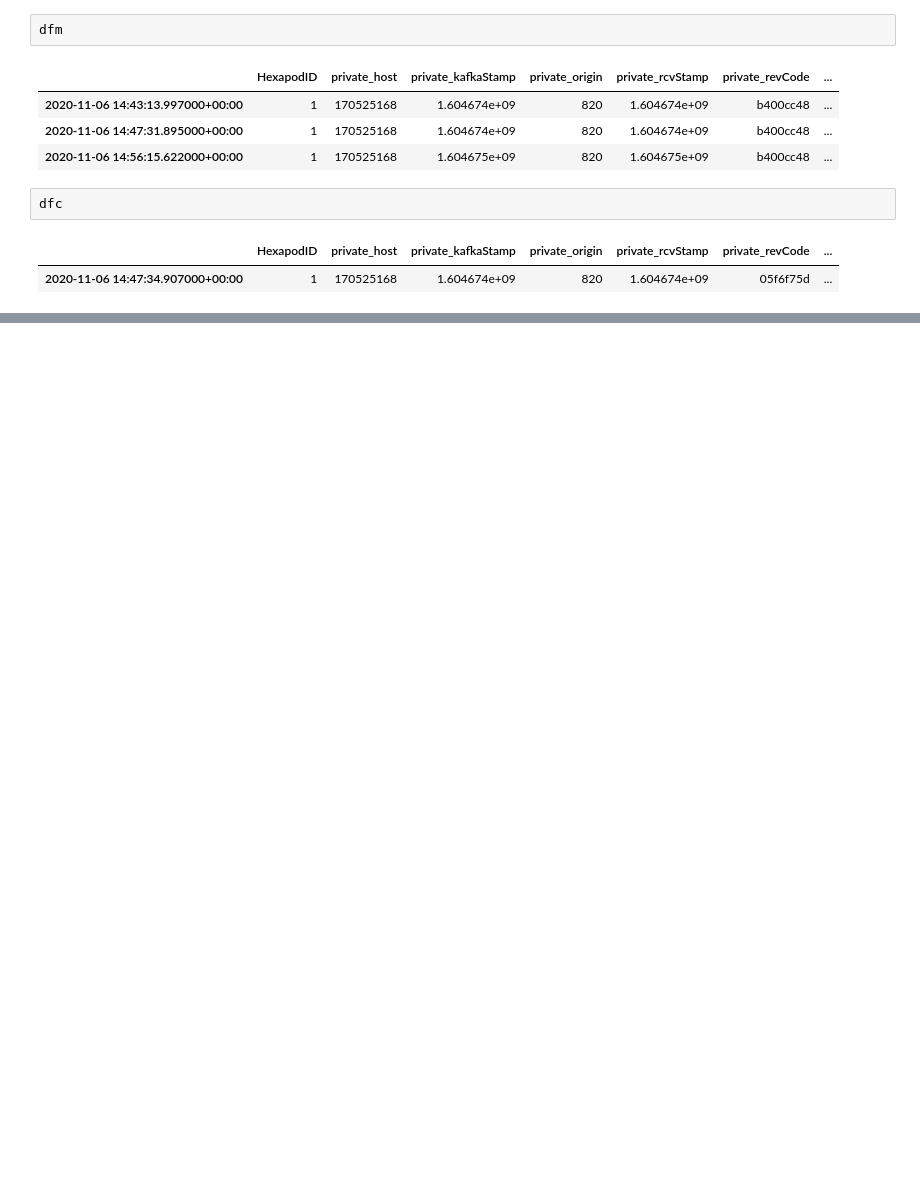
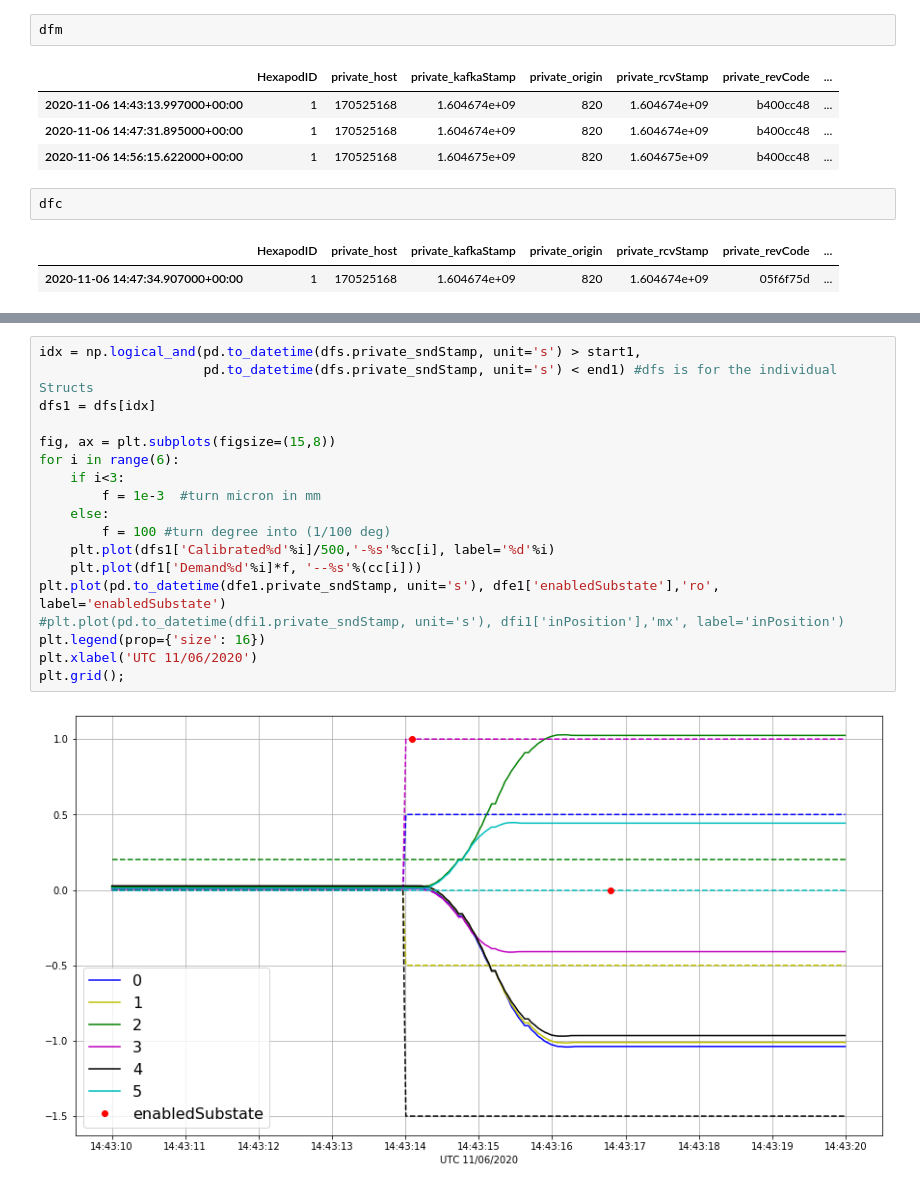
Before and after one commit to bxin/scratchBook, a Jupyter notebook: hex/hexLiveness.ipynb, the cells around one changed output, grey strips where cells are left out. Drawn from its saved outputs; the diff is of its cells as text; blank space fills up the shorter version.

```diff
--- a/hex/hexLiveness.ipynb
+++ b/hex/hexLiveness.ipynb
@@ -115,0 +161,20 @@ plt.grid();
+# %%
+idx = np.logical_and(pd.to_datetime(dfs.private_sndStamp, unit='s') > start1,
+                     pd.to_datetime(dfs.private_sndStamp, unit='s') < end1) #dfs is for the individual Structs
+dfs1 = dfs[idx]
+
+fig, ax = plt.subplots(figsize=(15,8))
+for i in range(6):
+    if i<3:
+        f = 1e-3  #turn micron in mm
+    else:
+        f = 100 #turn degree into (1/100 deg)
+    plt.plot(dfs1['Calibrated%d'%i]/500,'-%s'%cc[i], label='%d'%i)
+    plt.plot(df1['Demand%d'%i]*f, '--%s'%(cc[i]))
+plt.plot(pd.to_datetime(dfe1.private_sndStamp, unit='s'), dfe1['enabledSubstate'],'ro', label='enabledSubstate')
+#plt.plot(pd.to_datetime(dfi1.private_sndStamp, unit='s'), dfi1['inPosition'],'mx', label='inPosition')
+plt.legend(prop={'size': 16})
+plt.xlabel('UTC 11/06/2020')
+plt.grid();
+# %% [output]
+[figure, added]
```
Also changed, not shown: parts of 35 cells of this notebook, 1 other file.
